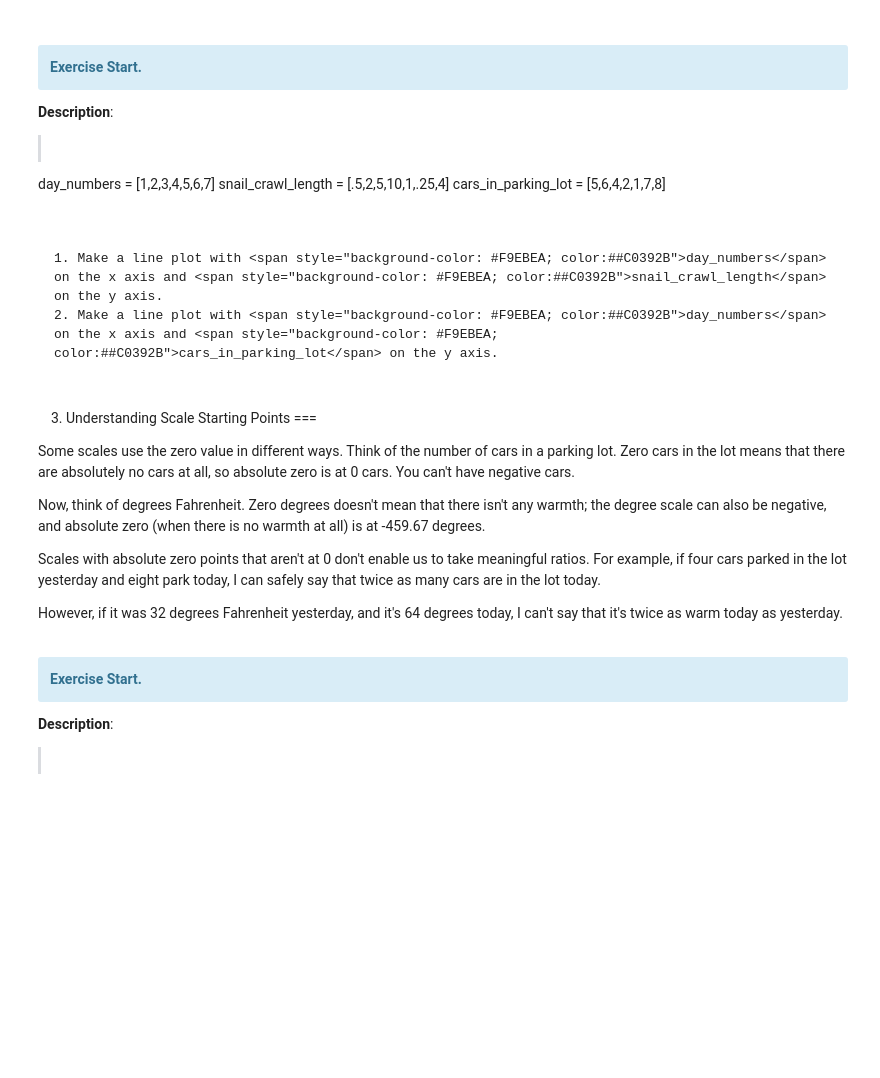
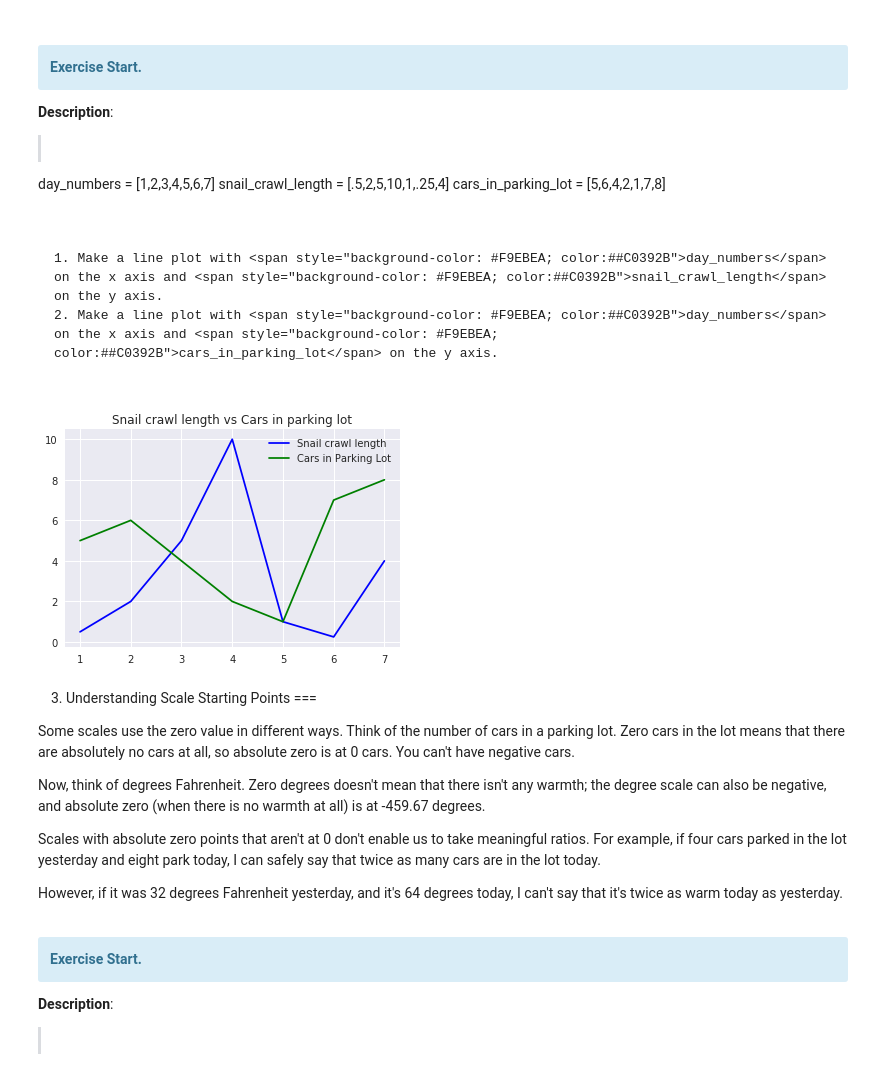
Before and after one commit to Yuri-wrlk/IMD_0033_Probabilidade, a Jupyter notebook: Aula 14 - Tipos de Escala e Medidas de Tendência Central/Scale and Central Tendency.ipynb, the cells around one changed output. Saved outputs shown, nothing was run; the diff lists cells and outputs as text; code cells hidden in the pictures; blank space fills up the shorter version.

```diff
--- a/Aula 14 - Tipos de Escala e Medidas de Tendência Central/Scale and Central Tendency.ipynb
+++ b/Aula 14 - Tipos de Escala e Medidas de Tendência Central/Scale and Central Tendency.ipynb
@@ -62,6 +77,25 @@ cars_in_parking_lot = [5,6,4,2,1,7,8]
 
 1. Make a line plot with <span style="background-color: #F9EBEA; color:##C0392B">day_numbers</span> on the x axis and <span style="background-color: #F9EBEA; color:##C0392B">snail_crawl_length</span> on the y axis.
 2. Make a line plot with <span style="background-color: #F9EBEA; color:##C0392B">day_numbers</span> on the x axis and <span style="background-color: #F9EBEA; color:##C0392B">cars_in_parking_lot</span> on the y axis.
+# %%
+import pandas as pd
+
+
+day_numbers = [1,2,3,4,5,6,7]
+snail_crawl_length = [.5,2,5,10,1,.25,4]
+cars_in_parking_lot = [5,6,4,2,1,7,8]
+# %%
+import matplotlib.pyplot as plt
+
+plt.plot(day_numbers,
+         snail_crawl_length, c='blue', label='Snail crawl length')
+plt.plot(day_numbers,
+         cars_in_parking_lot, c='green', label='Cars in Parking Lot')
+plt.legend(loc='upper right')
+plt.title('Snail crawl length vs Cars in parking lot')
+plt.show()
+# %% [output]
+[figure, added]
 # %% [markdown]
 3. Understanding Scale Starting Points
 ===
```
Also changed, not shown: parts of 2 cells of this notebook, 5 other files.
